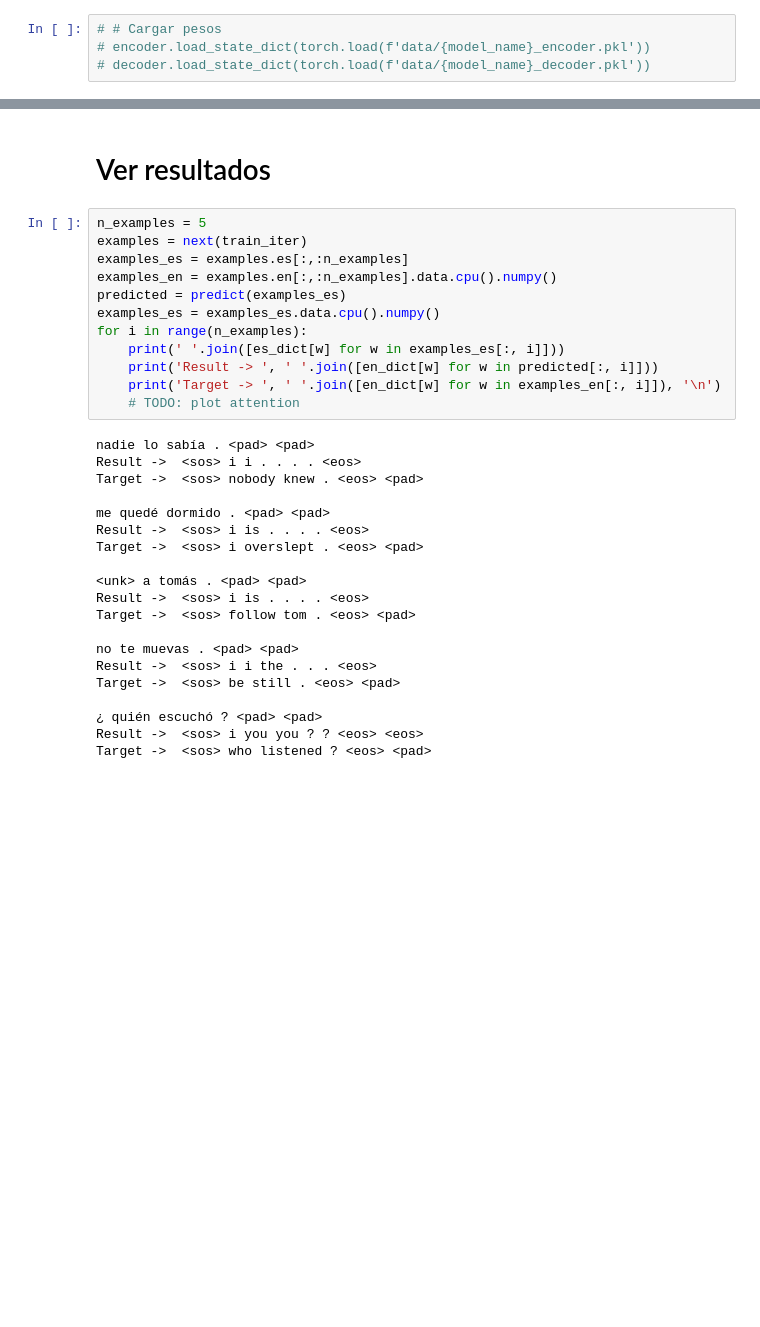
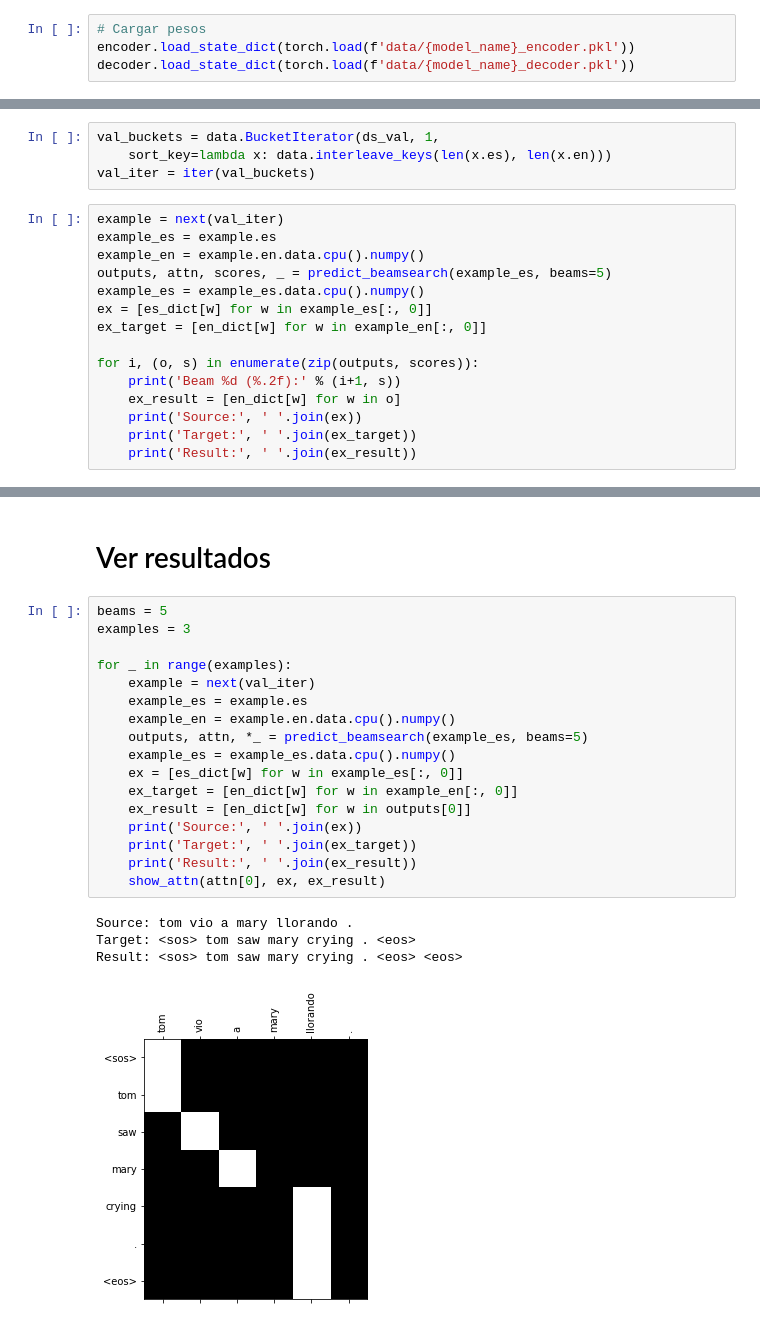
Before and after one commit to renato145/DL-proyectodecurso, a Jupyter notebook: propuesta/main.ipynb, the cells around one changed output, grey strips where cells are left out. Drawn from its saved outputs; the diff is of its cells as text; blank space fills up the shorter version.

```diff
--- a/propuesta/main.ipynb
+++ b/propuesta/main.ipynb
@@ -443,6 +444,6 @@ AttnDecoderRNN (
   (out): Linear (300 -> 6548)
 )
 # %%
-# # Cargar pesos
-# encoder.load_state_dict(torch.load(f'data/{model_name}_encoder.pkl'))
-# decoder.load_state_dict(torch.load(f'data/{model_name}_decoder.pkl'))
+# Cargar pesos
+encoder.load_state_dict(torch.load(f'data/{model_name}_encoder.pkl'))
+decoder.load_state_dict(torch.load(f'data/{model_name}_decoder.pkl'))
@@ -506,0 +555,19 @@ plt.legend();
+# %%
+val_buckets = data.BucketIterator(ds_val, 1,
+    sort_key=lambda x: data.interleave_keys(len(x.es), len(x.en)))
+val_iter = iter(val_buckets)
+# %%
+example = next(val_iter)
+example_es = example.es
+example_en = example.en.data.cpu().numpy()
+outputs, attn, scores, _ = predict_beamsearch(example_es, beams=5)
+example_es = example_es.data.cpu().numpy()
+ex = [es_dict[w] for w in example_es[:, 0]]
+ex_target = [en_dict[w] for w in example_en[:, 0]]
+
+for i, (o, s) in enumerate(zip(outputs, scores)):
+    print('Beam %d (%.2f):' % (i+1, s))
+    ex_result = [en_dict[w] for w in o]
+    print('Source:', ' '.join(ex))
+    print('Target:', ' '.join(ex_target))
+    print('Result:', ' '.join(ex_result))
@@ -507,34 +595,24 @@ plt.legend();
 # %% [markdown]
 # Ver resultados
-# %%
-n_examples = 5
-examples = next(train_iter)
-examples_es = examples.es[:,:n_examples]
-examples_en = examples.en[:,:n_examples].data.cpu().numpy()
-predicted = predict(examples_es)
-examples_es = examples_es.data.cpu().numpy()
-for i in range(n_examples):
-    print(' '.join([es_dict[w] for w in examples_es[:, i]]))
-    print('Result -> ', ' '.join([en_dict[w] for w in predicted[:, i]]))
-    print('Target -> ', ' '.join([en_dict[w] for w in examples_en[:, i]]), '\n')
-    # TODO: plot attention
-# %% [output]
-nadie lo sabía . <pad> <pad>
-Result ->  <sos> i i . . . . <eos>
-Target ->  <sos> nobody knew . <eos> <pad>
-
-me quedé dormido . <pad> <pad>
-Result ->  <sos> i is . . . . <eos>
-Target ->  <sos> i overslept . <eos> <pad>
-
-<unk> a tomás . <pad> <pad>
-Result ->  <sos> i is . . . . <eos>
-Target ->  <sos> follow tom . <eos> <pad>
-
-no te muevas . <pad> <pad>
-Result ->  <sos> i i the . . . <eos>
-Target ->  <sos> be still . <eos> <pad>
-
-¿ quién escuchó ? <pad> <pad>
-Result ->  <sos> i you you ? ? <eos> <eos>
-Target ->  <sos> who listened ? <eos> <pad>
+# %%
+beams = 5
+examples = 3
+
+for _ in range(examples):
+    example = next(val_iter)
+    example_es = example.es
+    example_en = example.en.data.cpu().numpy()
+    outputs, attn, *_ = predict_beamsearch(example_es, beams=5)
+    example_es = example_es.data.cpu().numpy()
+    ex = [es_dict[w] for w in example_es[:, 0]]
+    ex_target = [en_dict[w] for w in example_en[:, 0]]
+    ex_result = [en_dict[w] for w in outputs[0]]
+    print('Source:', ' '.join(ex))
+    print('Target:', ' '.join(ex_target))
+    print('Result:', ' '.join(ex_result))
+    show_attn(attn[0], ex, ex_result)
+# %% [output]
+Source: tom vio a mary llorando .
+Target: <sos> tom saw mary crying . <eos>
+Result: <sos> tom saw mary crying . <eos> <eos>
+[figure, added]
```
Also changed, not shown: parts of 19 cells of this notebook, 4 other files.
